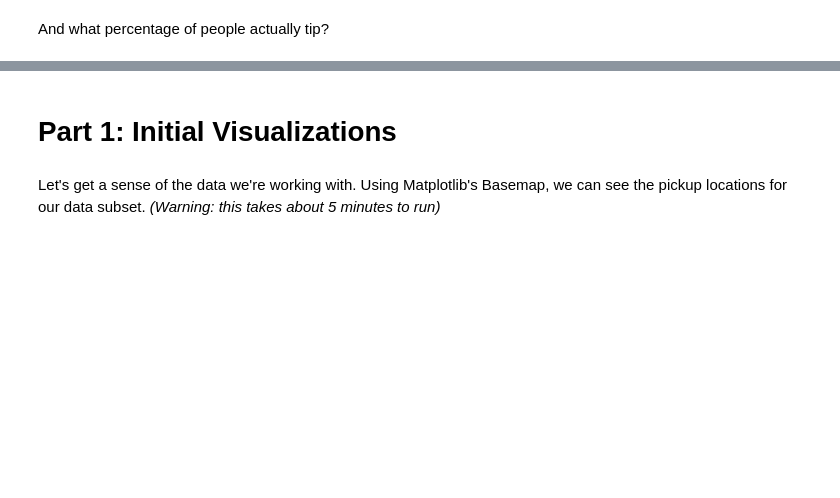
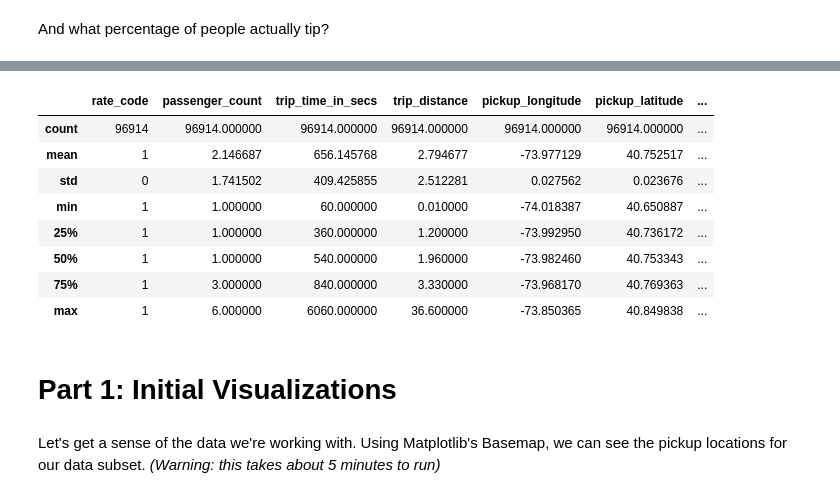
Before and after one commit to AOrlov8957/CS109FinalProject, a Jupyter notebook: data/Data Exploration - Hugh.ipynb, the cells around one changed output, grey strips where cells are left out. Saved outputs shown, nothing was run; the diff lists cells and outputs as text; code cells hidden in the pictures; blank space fills up the shorter version.

```diff
--- a/data/Data Exploration - Hugh.ipynb
+++ b/data/Data Exploration - Hugh.ipynb
@@ -205,3 +260,15 @@ float(len(merged2013df[merged2013df.tip_amount > 0])) / float(len(merged2013df.t
+# %%
+merged2013df.describe()
+# %% [output]
+|  | rate_code | passenger_count | trip_time_in_secs | trip_distance | pickup_longitude | pickup_latitude | ... |
+| count | 96914 | 96914.000000 | 96914.000000 | 96914.000000 | 96914.000000 | 96914.000000 | ... |
+| mean | 1 | 2.146687 | 656.145768 | 2.794677 | -73.977129 | 40.752517 | ... |
+| std | 0 | 1.741502 | 409.425855 | 2.512281 | 0.027562 | 0.023676 | ... |
+| min | 1 | 1.000000 | 60.000000 | 0.010000 | -74.018387 | 40.650887 | ... |
+| 25% | 1 | 1.000000 | 360.000000 | 1.200000 | -73.992950 | 40.736172 | ... |
+| 50% | 1 | 1.000000 | 540.000000 | 1.960000 | -73.982460 | 40.753343 | ... |
+| 75% | 1 | 3.000000 | 840.000000 | 3.330000 | -73.968170 | 40.769363 | ... |
+| max | 1 | 6.000000 | 6060.000000 | 36.600000 | -73.850365 | 40.849838 | ... |
 # %% [markdown]
 # Part 1: Initial Visualizations
 # %% [markdown]
```
Also changed, not shown: parts of 41 cells of this notebook, 1 other file.
